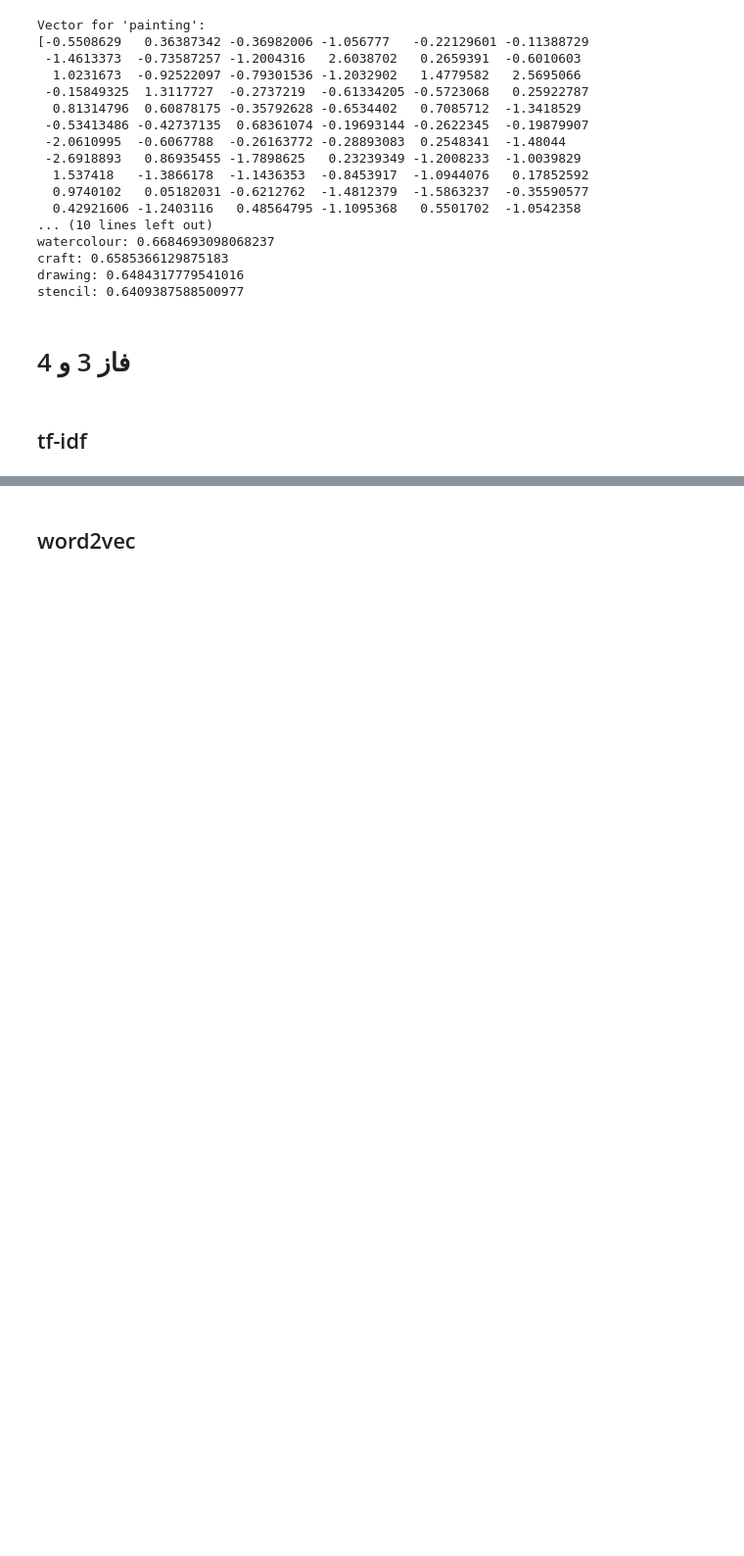
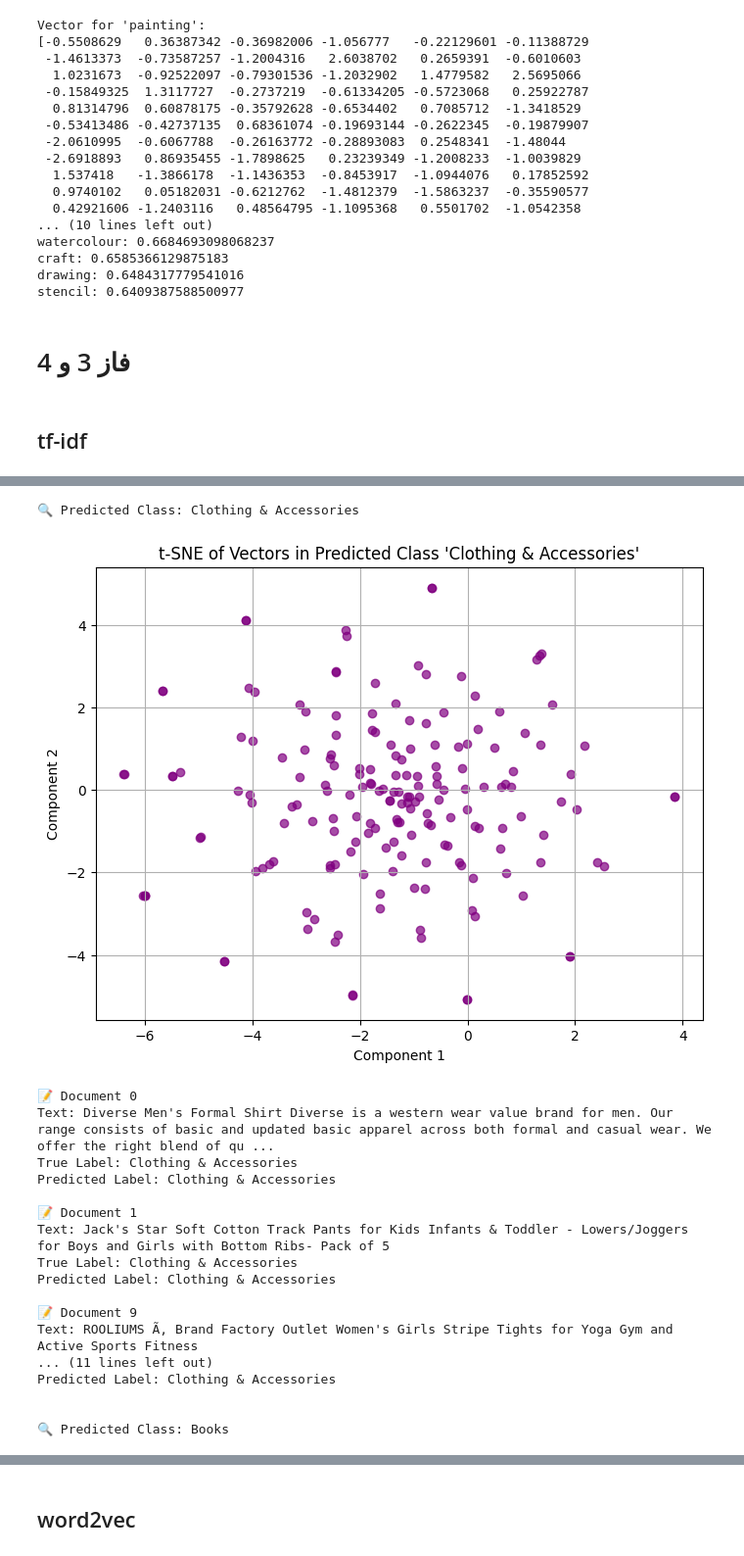
Before and after one commit to MinaJmsh/NLP, a Jupyter notebook: NLP.ipynb, the cells around one changed output, grey strips where cells are left out. Shown at 98% size. Saved outputs shown, nothing was run; the diff lists cells and outputs as text; code cells hidden in the pictures; blank space fills up the shorter version.

```diff
--- a/NLP.ipynb
+++ b/NLP.ipynb
@@ -388,0 +395,63 @@ plt.show()
+# %%
+from sklearn.manifold import TSNE
+import matplotlib.pyplot as plt
+
+# ساخت df_test با ایندکس‌های درست
+df_test = df.iloc[idx_test].reset_index(drop=True)
+df_test["true_label"] = y_test.reset_index(drop=True)
+df_test["pred_label"] = y_pred
+
+# گرفتن لیست کلاس‌های پیش‌بینی‌شده
+all_classes = df_test["pred_label"].unique()
+
+for selected_class in all_classes:
+    print(f"\n🔍 Predicted Class: {selected_class}")
+
+    # فیلتر داده‌ها
+    docs_in_class = df_test[df_test["pred_label"] == selected_class]
+    X_class = X_test[df_test["pred_label"] == selected_class]
+
+    # بررسی وجود داده
+    if len(docs_in_class) == 0:
+        print("⛔ No samples found for this class.")
+        continue
+
+    # کاهش ابعاد و رسم
+    tsne = TSNE(n_components=2, random_state=42)
+    X_2d = tsne.fit_transform(X_class.toarray() if hasattr(X_class, "toarray") else X_class)
+
+    plt.figure(figsize=(8, 6))
+    plt.scatter(X_2d[:, 0], X_2d[:, 1], alpha=0.7, color='purple')
+    plt.title(f"t-SNE of Vectors in Predicted Class '{selected_class}'")
+    plt.xlabel("Component 1")
+    plt.ylabel("Component 2")
+    plt.grid(True)
+    plt.show()
+
+    # نمایش چند سند نمونه
+    for i, row in docs_in_class.head(5).iterrows():
+        print(f"📝 Document {i}")
+        print("Text:", row["text"])
+        print("True Label:", row["true_label"])
+        print("Predicted Label:", row["pred_label"])
+        print()
+# %% [output]
+🔍 Predicted Class: Clothing & Accessories
+[figure, added]
+📝 Document 0
+Text: Diverse Men's Formal Shirt Diverse is a western wear value brand for men. Our range consists of basic and updated basic apparel across both formal and casual wear. We offer the right blend of qu ...
+True Label: Clothing & Accessories
+Predicted Label: Clothing & Accessories
+
+📝 Document 1
+Text: Jack's Star Soft Cotton Track Pants for Kids Infants & Toddler - Lowers/Joggers for Boys and Girls with Bottom Ribs- Pack of 5
+True Label: Clothing & Accessories
+Predicted Label: Clothing & Accessories
+
+📝 Document 9
+Text: ROOLIUMS Ã‚ Brand Factory Outlet Women's Girls Stripe Tights for Yoga Gym and Active Sports Fitness
+... (11 lines left out)
+Predicted Label: Clothing & Accessories
+
+
+🔍 Predicted Class: Books
```
Also changed, not shown: parts of 8 cells of this notebook.
